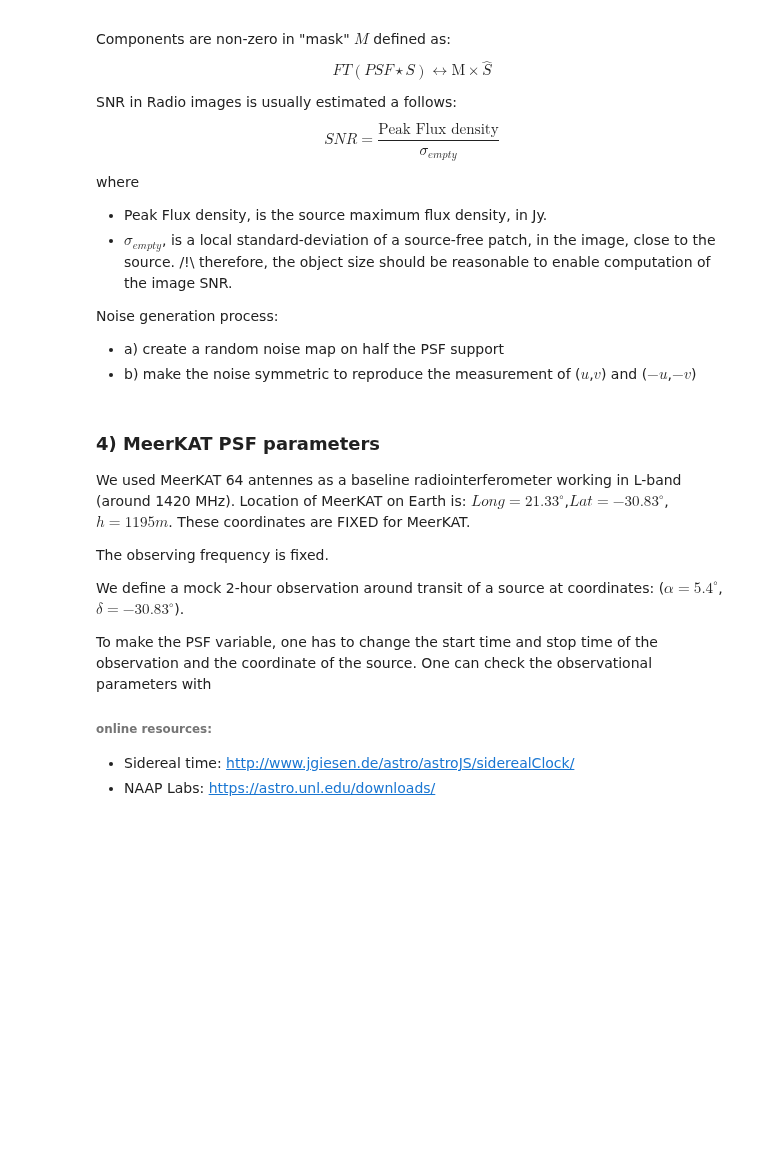
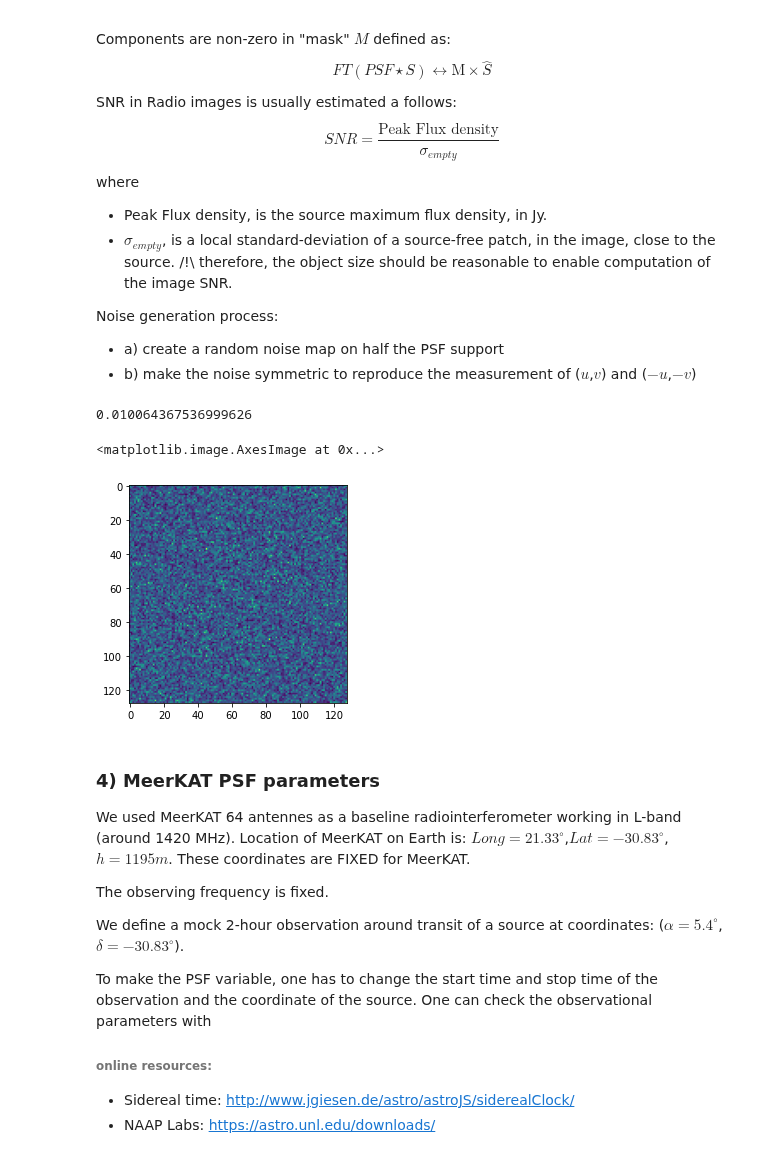
Before and after one commit to CosmoStat/ShapeDeconv, a Jupyter notebook: data/T-RECS/Generate Radio ground truth from T-RECS.ipynb, the cells around one changed output. Saved outputs shown, nothing was run; the diff lists cells and outputs as text; code cells hidden in the pictures; blank space fills up the shorter version.

```diff
--- a/data/T-RECS/Generate Radio ground truth from T-RECS.ipynb
+++ b/data/T-RECS/Generate Radio ground truth from T-RECS.ipynb
@@ -164,16 +174,21 @@ Noise generation process:
 - b) make the noise symmetric to reproduce the measurement of ($u$,$v$) and ($-u$,$-v$)
 # %%
 # Creating noise map of specific sigma level, for both real part and imaginary part over half of the image.
-additive_noise_level=10.0
+additive_noise_level=1e-2
 Noisemap_RE=np.random.normal(0,additive_noise_level,size=(Npix,Npix//2))
 Noisemap_IM=np.random.normal(0,additive_noise_level,size=(Npix,Npix//2))
 Noisemap_C=(Noisemap_RE+1j*Noisemap_IM)/np.sqrt(2)
 
 print(np.std(Noisemap_C))
 
 # Signal is real in the direct space so we need to make the noise central symmetric.
 # could also use rfft2 to treat only the positive spectrum.
+noisemap=np.hstack([np.conj(Noisemap_C),np.rot90(Noisemap_C,2)])
 plt.imshow(np.abs(np.hstack([np.conj(Noisemap_C),np.rot90(Noisemap_C,2)])))
+# %% [output]
+0.010064367536999626
+<matplotlib.image.AxesImage at 0x...>
+[figure, added]
 # %% [markdown]
 ### 4) MeerKAT PSF parameters
 
```
Also changed, not shown: parts of 20 cells of this notebook, 1 other file.
